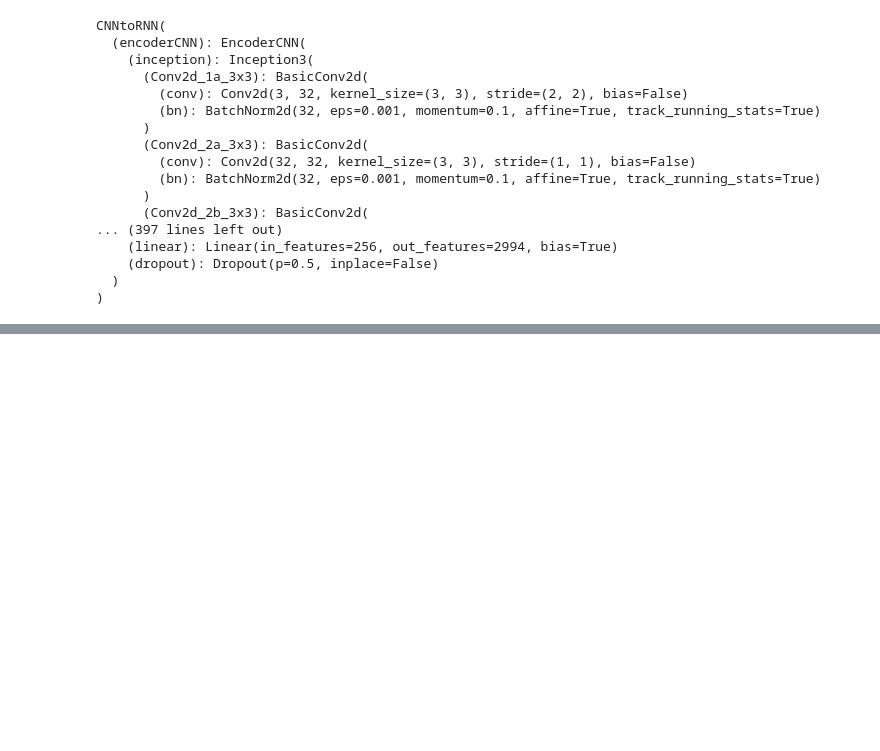
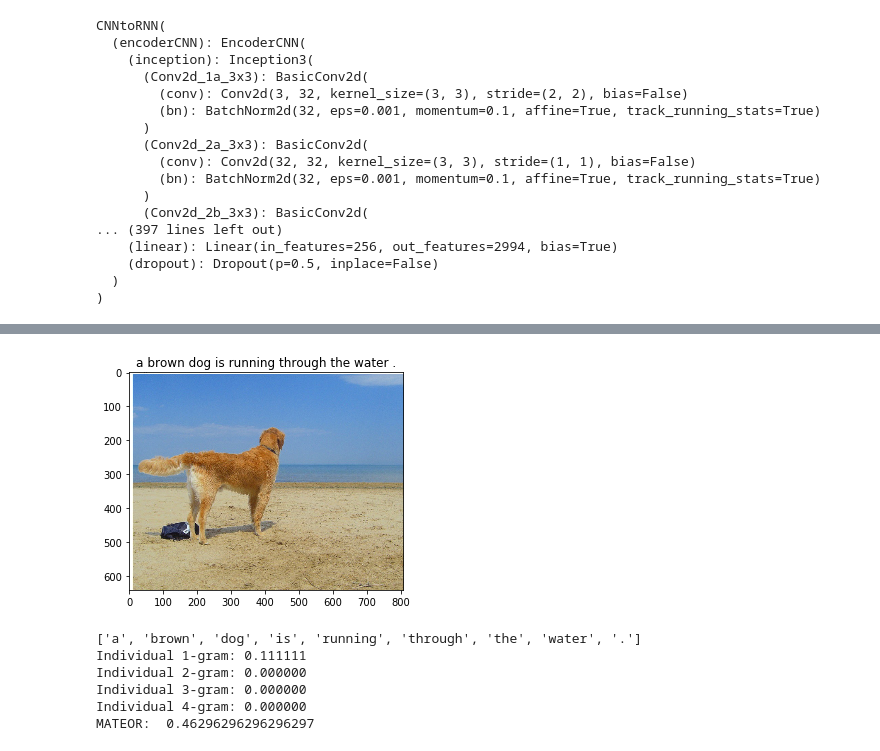
Before and after one commit to Siddharth1698/Image-Captioning-with-Deep-Learning-and-NLP, a Jupyter notebook: Metrics.ipynb, the cells around one changed output, grey strips where cells are left out. Saved outputs shown, nothing was run; the diff lists cells and outputs as text; code cells hidden in the pictures; blank space fills up the shorter version.

```diff
--- a/Metrics.ipynb
+++ b/Metrics.ipynb
@@ -84,0 +98,14 @@ def metric_test(img_name,correct_caption,correct_caption_mat):
+# %%
+correct_caption = [['A','Brown','Dog' ,'on',' beach',  'by' ,'the', 'ocean']]
+correct_caption_mat = ['A Brown Dog on  beach by the ocean']
+img_name = 'dog.jpg'
+
+metric_test(img_name,correct_caption,correct_caption_mat)
+# %% [output]
+[figure, added]
+['a', 'brown', 'dog', 'is', 'running', 'through', 'the', 'water', '.']
+Individual 1-gram: 0.111111
+Individual 2-gram: 0.000000
+Individual 3-gram: 0.000000
+Individual 4-gram: 0.000000
+MATEOR:  0.46296296296296297
```
Also changed, not shown: parts of 3 cells of this notebook.
